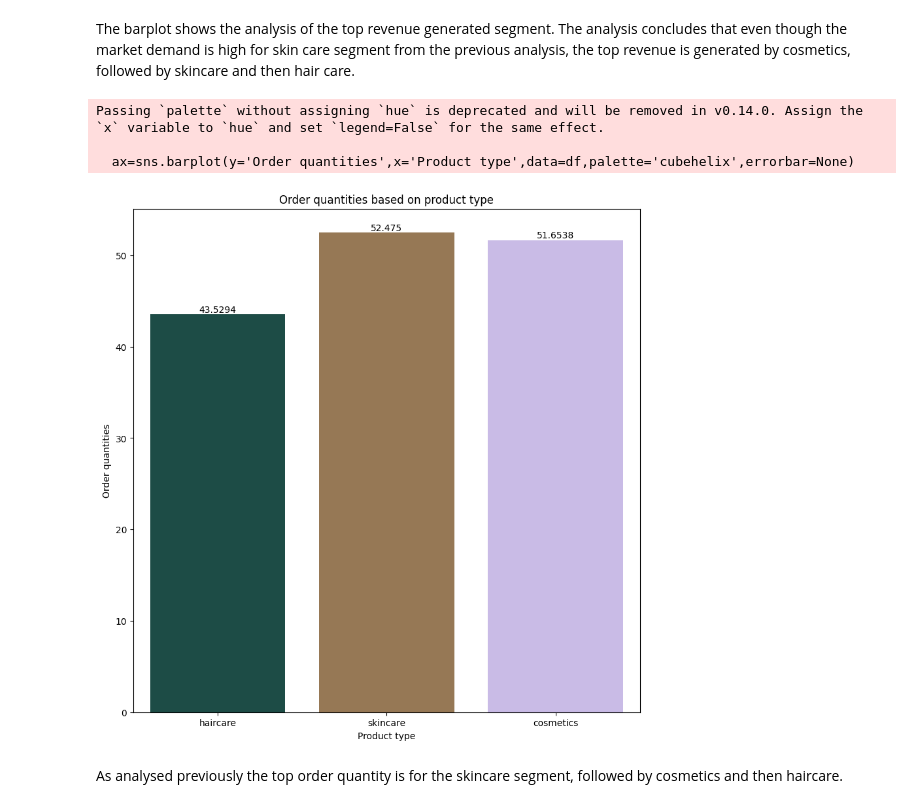
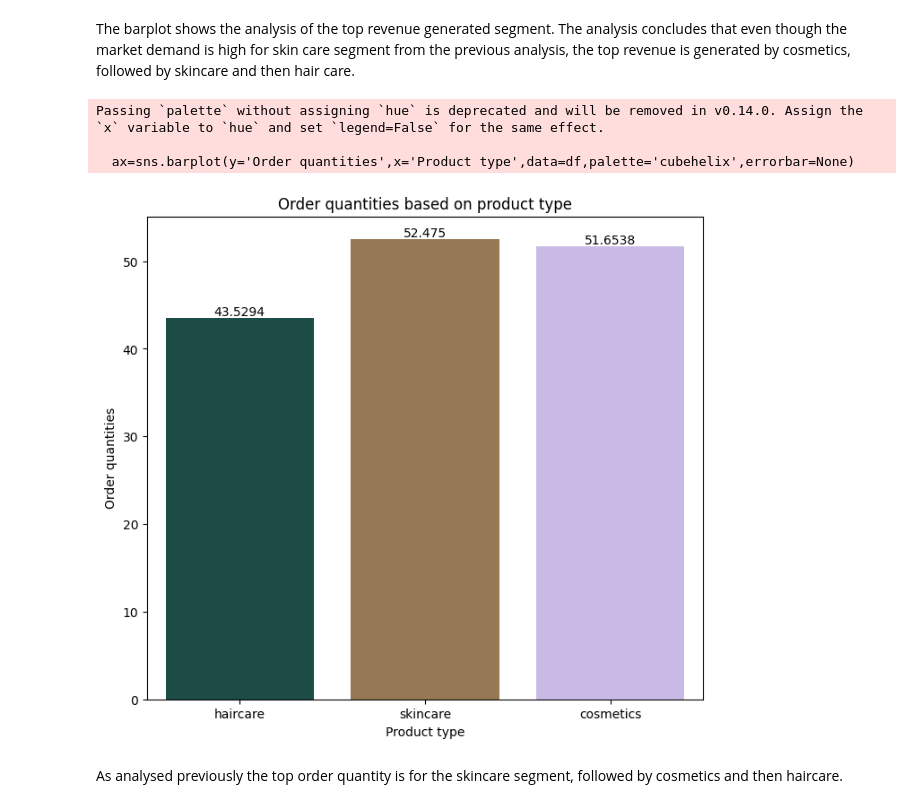
Before and after one commit to Mithunmahendran/Seaborn_SupplyChain_Analysis, a Jupyter notebook: Dataset_SupplyChain_seaborn.ipynb, the cells around one changed output. Drawn from its saved outputs; the diff is of its cells as text; code cells hidden in the pictures.

```diff
--- a/Dataset_SupplyChain_seaborn.ipynb
+++ b/Dataset_SupplyChain_seaborn.ipynb
@@ -52,16 +52,16 @@ Passing `palette` without assigning `hue` is deprecated and will be removed in v
 # %% [markdown]
 The barplot shows the analysis of the top revenue generated segment. The analysis concludes that even though the market demand is high for skin care segment from the previous analysis, the top revenue is generated by cosmetics, followed by skincare and then hair care.
 # %%
-plt.figure(figsize=(10,10))
+plt.figure(figsize=(8,7))
 ax=sns.barplot(y='Order quantities',x='Product type',data=df,palette='cubehelix',errorbar=None)
 plt.title('Order quantities based on product type')
 for i in ax.containers:
   ax.bar_label(i)
 # %% [output]
 Passing `palette` without assigning `hue` is deprecated and will be removed in v0.14.0. Assign the `x` variable to `hue` and set `legend=False` for the same effect.
 
   ax=sns.barplot(y='Order quantities',x='Product type',data=df,palette='cubehelix',errorbar=None)
-[figure, old version]
+[figure, new version]
 # %% [markdown]
 As analysed previously the top order quantity is for the skincare segment, followed by cosmetics and then haircare.
 # %%
```
Also changed, not shown: parts of 10 cells of this notebook.
